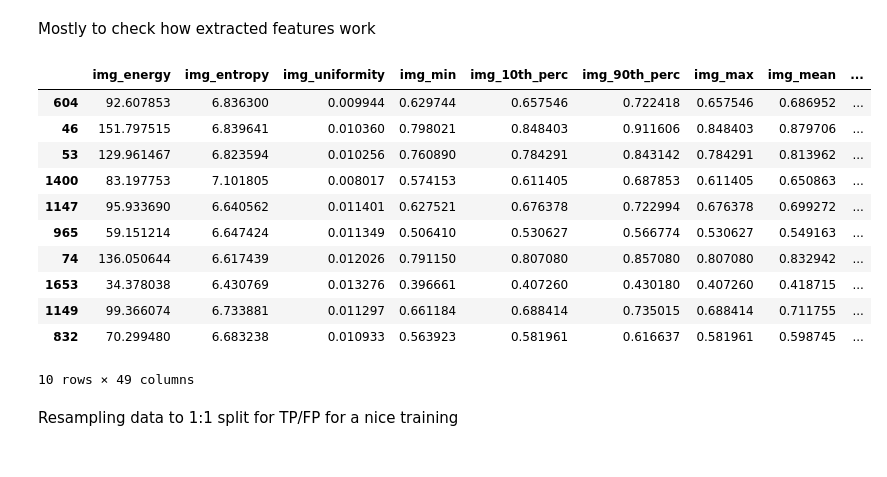
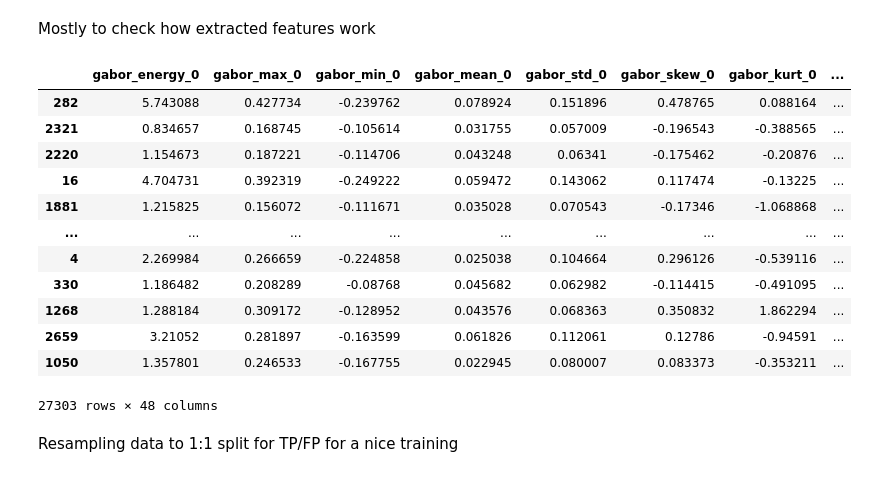
Before and after one commit to joaco18/calc-det, a Jupyter notebook: notebooks/[TEST]GabourFEandAnalysis.ipynb, the cells around one changed output. Saved outputs shown, nothing was run; the diff lists cells and outputs as text; code cells hidden in the pictures.

```diff
--- a/notebooks/[TEST]GabourFEandAnalysis.ipynb
+++ b/notebooks/[TEST]GabourFEandAnalysis.ipynb
@@ -34,7 +44,7 @@ hd = HoughCalcificationDetection()
 # FE class initialization
 GABOR_PARAMS = {'scale': 2, 'orientation': 3,
                 'max_freq': 0.2, 'ksize': (20, 20), 'sigma': 3}
-cfe  = CandidatesFeatureExtraction(patch_size=14, gabor_params=GABOR_PARAMS, fos=False, haar_params=None, wavelet_params=None)
+cfe  = CandidatesFeatureExtraction_MP(patch_size=14, gabor_params=GABOR_PARAMS, fos=False, haar_params=None, wavelet_params=None)
 gabor_fb = cfe.gabor_feature_bank(**GABOR_PARAMS)
 plot_gabor_filters(gabor_fb)
 # %% [output]
@@ -44,3 +54,6 @@ image = db[0]['img']
 simple_im_show2(image, cv2.filter2D(image, cv2.CV_32F, gabor_fb[3]))
 # %% [output]
 [figure]
+# %%
+train_img_ids =  list(set(np.random.randint(0, 140, 70, )))[:50]
+validation_img_ids = train_img_ids[:10]
@@ -47,22 +87,2 @@ simple_im_show2(image, cv2.filter2D(image, cv2.CV_32F, gabor_fb[3]))
 # %% [markdown]
 ### FE
-# %%
-idx = 0
-fdf = []
-for idx in tqdm(range(len(db))):
-    # extracting data
-    db_sample = db[idx]
-    image = db_sample['img']
-    image_id = db.df.iloc[idx].img_id
-    image_mask = db_sample['lesion_mask']
-
-    # candidate selection
-    h1_circles = hd.detect(image, image_id, load_processed_images=True, hough2=True)[1]
-
-    # feature extraction
-    res = pd.DataFrame(cfe.extract_features(h1_circles, image))
-    res['img_id'] = image_id
-
-    # classification
-
-    fdf.append(res)
@@ -70,0 +89,3 @@ pd.to_pickle(fdf, '../data/hough_gabor_features/gabor_train_all_14px_big_diam_si
+# %%
+train_img_ids =  list(set(np.random.randint(0, 140, 70, )))[:50]
+validation_img_ids = train_img_ids[:10]
@@ -80,18 +258,19 @@ from sklearn.metrics import f1_score, roc_auc_score
 from sklearn.preprocessing import MinMaxScaler
 # %%
 all_data_df = pd.concat(fdf).sample(frac=1) # merge and shuffle
-data = all_data_df.drop(columns=['candidate_coordinates', 'patch_coordinates'])
-data.head(10)
+data = all_data_df#.drop(columns=['candidate_coordinates', 'patch_coordinates'])
+data
 # %% [output]
-|  | img_energy | img_entropy | img_uniformity | img_min | img_10th_perc | img_90th_perc | img_max | img_mean | ... |
-| 604 | 92.607853 | 6.836300 | 0.009944 | 0.629744 | 0.657546 | 0.722418 | 0.657546 | 0.686952 | ... |
-| 46 | 151.797515 | 6.839641 | 0.010360 | 0.798021 | 0.848403 | 0.911606 | 0.848403 | 0.879706 | ... |
-| 53 | 129.961467 | 6.823594 | 0.010256 | 0.760890 | 0.784291 | 0.843142 | 0.784291 | 0.813962 | ... |
-| 1400 | 83.197753 | 7.101805 | 0.008017 | 0.574153 | 0.611405 | 0.687853 | 0.611405 | 0.650863 | ... |
-| 1147 | 95.933690 | 6.640562 | 0.011401 | 0.627521 | 0.676378 | 0.722994 | 0.676378 | 0.699272 | ... |
-| 965 | 59.151214 | 6.647424 | 0.011349 | 0.506410 | 0.530627 | 0.566774 | 0.530627 | 0.549163 | ... |
-| 74 | 136.050644 | 6.617439 | 0.012026 | 0.791150 | 0.807080 | 0.857080 | 0.807080 | 0.832942 | ... |
-| 1653 | 34.378038 | 6.430769 | 0.013276 | 0.396661 | 0.407260 | 0.430180 | 0.407260 | 0.418715 | ... |
-| 1149 | 99.366074 | 6.733881 | 0.011297 | 0.661184 | 0.688414 | 0.735015 | 0.688414 | 0.711755 | ... |
-| 832 | 70.299480 | 6.683238 | 0.010933 | 0.563923 | 0.581961 | 0.616637 | 0.581961 | 0.598745 | ... |
+|  | gabor_energy_0 | gabor_max_0 | gabor_min_0 | gabor_mean_0 | gabor_std_0 | gabor_skew_0 | gabor_kurt_0 | ... |
+| 282 | 5.743088 | 0.427734 | -0.239762 | 0.078924 | 0.151896 | 0.478765 | 0.088164 | ... |
+| 2321 | 0.834657 | 0.168745 | -0.105614 | 0.031755 | 0.057009 | -0.196543 | -0.388565 | ... |
+| 2220 | 1.154673 | 0.187221 | -0.114706 | 0.043248 | 0.06341 | -0.175462 | -0.20876 | ... |
+| 16 | 4.704731 | 0.392319 | -0.249222 | 0.059472 | 0.143062 | 0.117474 | -0.13225 | ... |
+| 1881 | 1.215825 | 0.156072 | -0.111671 | 0.035028 | 0.070543 | -0.17346 | -1.068868 | ... |
+| ... | ... | ... | ... | ... | ... | ... | ... | ... |
+| 4 | 2.269984 | 0.266659 | -0.224858 | 0.025038 | 0.104664 | 0.296126 | -0.539116 | ... |
+| 330 | 1.186482 | 0.208289 | -0.08768 | 0.045682 | 0.062982 | -0.114415 | -0.491095 | ... |
+| 1268 | 1.288184 | 0.309172 | -0.128952 | 0.043576 | 0.068363 | 0.350832 | 1.862294 | ... |
+| 2659 | 3.21052 | 0.281897 | -0.163599 | 0.061826 | 0.112061 | 0.12786 | -0.94591 | ... |
+| 1050 | 1.357801 | 0.246533 | -0.167755 | 0.022945 | 0.080007 | 0.083373 | -0.353211 | ... |
-10 rows × 49 columns
+27303 rows × 48 columns
```
Also changed, not shown: parts of 10 cells of this notebook, 4 other files.
